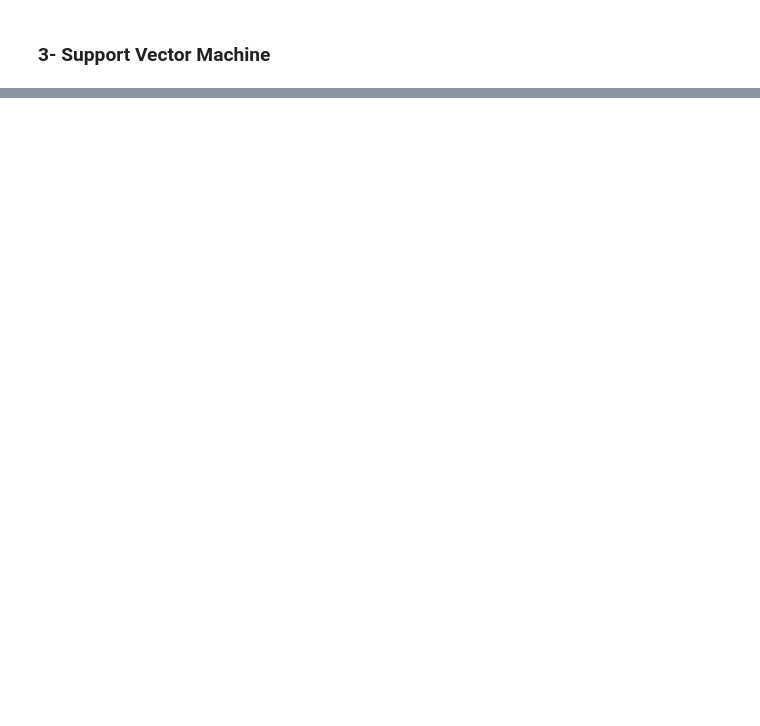
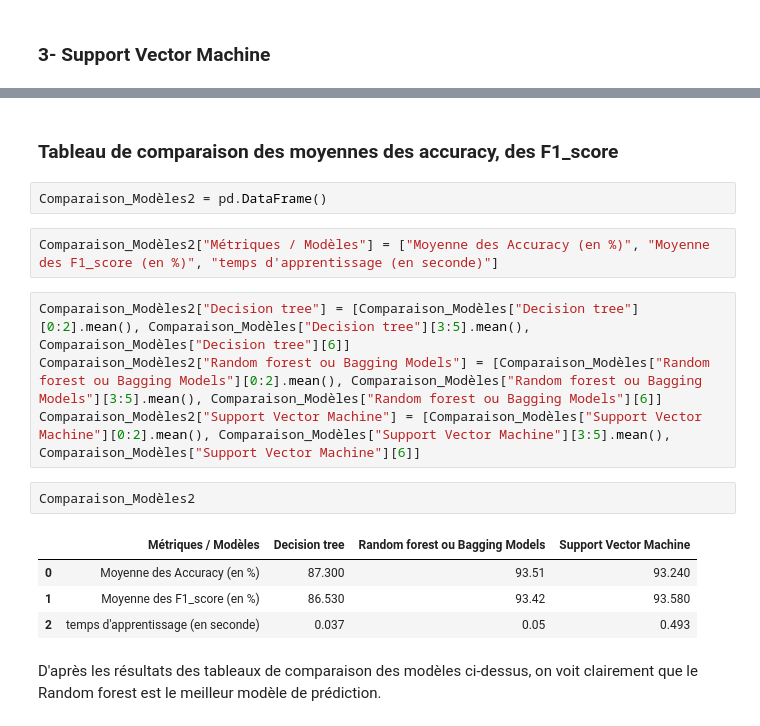
Before and after one commit to Alimiji/ML_Apprentissage_Supervise_NLP1, a Jupyter notebook: TP2_Transformation_Données.ipynb, the cells around one changed output, grey strips where cells are left out. Saved outputs shown, nothing was run; the diff lists cells and outputs as text; blank space fills up the shorter version.

```diff
--- a/TP2_Transformation_Données.ipynb
+++ b/TP2_Transformation_Données.ipynb
@@ -444,0 +598,19 @@ Support vector machine, N-Gram Vectors:  88.0%
+# %% [markdown]
+### Tableau de comparaison des moyennes des accuracy, des F1_score
+# %%
+Comparaison_Modèles2 = pd.DataFrame()
+# %%
+Comparaison_Modèles2["Métriques / Modèles"] = ["Moyenne des Accuracy (en %)", "Moyenne des F1_score (en %)", "temps d'apprentissage (en seconde)"]
+# %%
+Comparaison_Modèles2["Decision tree"] = [Comparaison_Modèles["Decision tree"][0:2].mean(), Comparaison_Modèles["Decision tree"][3:5].mean(), Comparaison_Modèles["Decision tree"][6]]
+Comparaison_Modèles2["Random forest ou Bagging Models"] = [Comparaison_Modèles["Random forest ou Bagging Models"][0:2].mean(), Comparaison_Modèles["Random forest ou Bagging Models"][3:5].mean(), Comparaison_Modèles["Random forest ou Bagging Models"][6]]
+Comparaison_Modèles2["Support Vector Machine"] = [Comparaison_Modèles["Support Vector Machine"][0:2].mean(), Comparaison_Modèles["Support Vector Machine"][3:5].mean(), Comparaison_Modèles["Support Vector Machine"][6]]
+# %%
+Comparaison_Modèles2
+# %% [output]
+|  | Métriques / Modèles | Decision tree | Random forest ou Bagging Models | Support Vector Machine |
+| 0 | Moyenne des Accuracy (en %) | 87.300 | 93.51 | 93.240 |
+| 1 | Moyenne des F1_score (en %) | 86.530 | 93.42 | 93.580 |
+| 2 | temps d'apprentissage (en seconde) | 0.037 | 0.05 | 0.493 |
+# %% [markdown]
+D'après les résultats des  tableaux de comparaison des modèles ci-dessus, on voit clairement que le Random forest est le meilleur modèle de prédiction.
```
Also changed, not shown: parts of 20 cells of this notebook.
